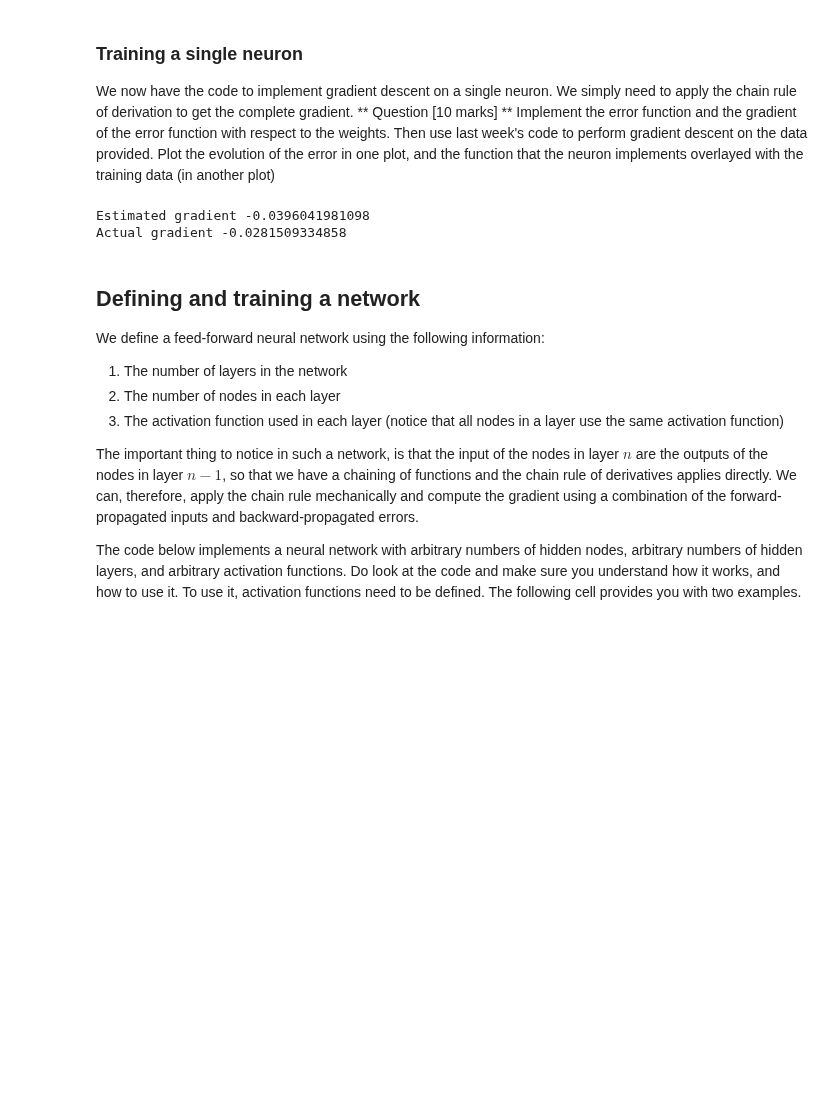
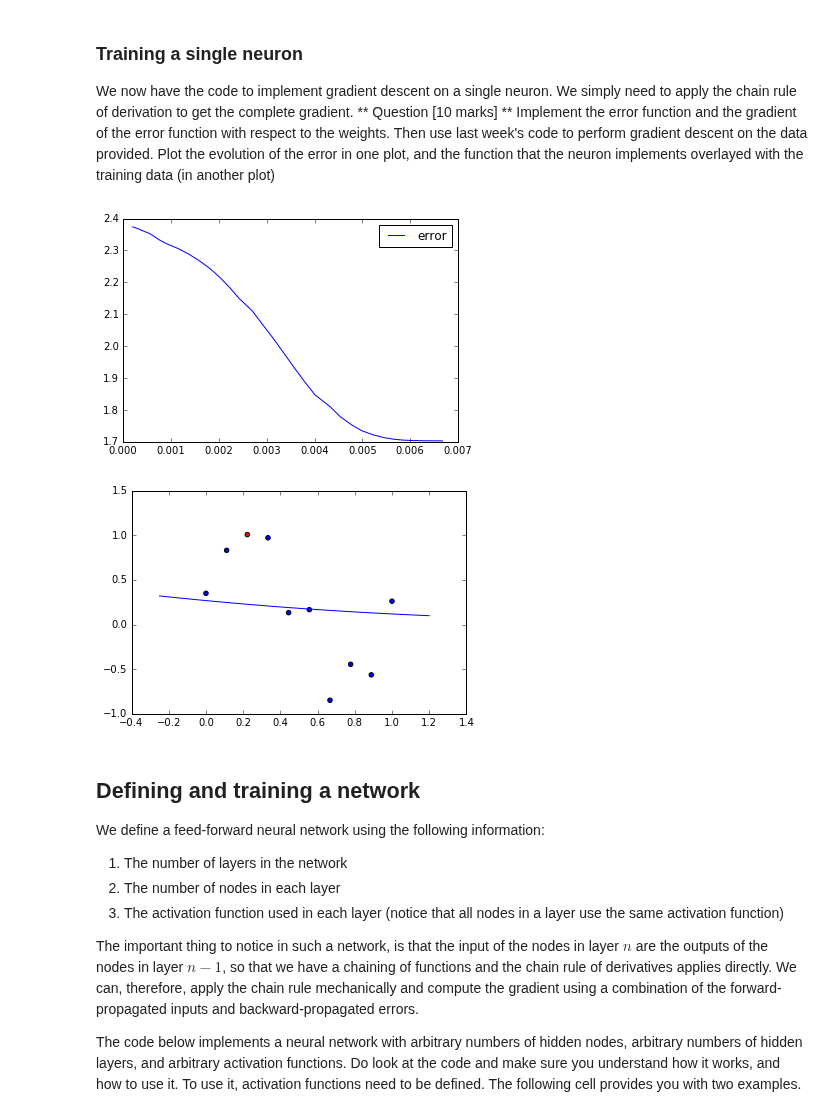
Before and after one commit to thomasbrus/machine-learning, a Jupyter notebook: practicum/week-4/lab-4.ipynb, the cells around one changed output. Cells and saved outputs as stored; diff of their text form; code cells hidden in the pictures; blank space fills up the shorter version.

```diff
--- a/practicum/week-4/lab-4.ipynb
+++ b/practicum/week-4/lab-4.ipynb
@@ -178,9 +179,6 @@ def sigma(a):
     return 1. / (1. + np.exp(-a))
 # %%
 # Answer to Q4
-
-outputs, targets = [0.8, 0.8], [0, 1]
-weights, inputs = [-0.5, 0.5, -0.5], [1, 0]
 
 def error(outputs, targets):
     return 0.5 * sum([(o - t)**2 for o, t in zip(outputs, targets)])
@@ -194,7 +192,7 @@ print "gradError(outputs, targets) = ", gradError(outputs, targets)
 
 def neuron(weights, inputs, activationFn=sigma):
     bias, weights = weights[0], weights[1:]
-    return activationFn(bias + sum([w * i for w, i in zip(weights, inputs)]))
+    return activationFn(bias + sum([w * x for w, x in zip(weights, inputs)]))
 
 print "neuron(weights, inputs) = ", neuron(weights, inputs)
 
@@ -248,49 +246,36 @@ Implement the error function and the gradient of the error function with respect
 data = np.load("curve.npz")
 train = np.array([data['train'][:,0]]).T
 traint = data['train'][:,1]
-# %%
-# Answer
-
-def error(weights, inputs, targets):
-    return 0.5 * sum([(neuron(weights, xs) - t)**2 for xs, t in zip(inputs, targets)])
-
-# def gradError(weights, inputs, targets):
-#     y = neuron(weights, inputs)
-#     return sum([(y - t) * x for x, t in zip(inputs, targets)])
-
-def gradError(weights, inputs, targets):
-    def y(xs):
-        return neuron(weights, xs)
-
-    # (y−t)y(1−y))xi
-    # return sum([(neuron(weights, xs) - t) for xs, t in zip(inputs, targets)])
-
-    return sum([(y(xs) - t) * y(xs) * (1 - y(xs)) for xs, t in zip(inputs, targets)])
-
-inputs = [[1, 0.5], [0.5, 0.8]]
-targets = [0.5, 0.4]
-
-delta = 0.0005
-weights, weights_delta = [-0.5, 0.5, -0.5], [-0.5, 0.5 + delta, -0.5 + delta]
-
-estimated_gradient = (error(weights_delta, inputs, targets) - error(weights, inputs, targets)) / delta
-actual_gradient = gradError(weights, inputs, targets)
-
-print "Estimated gradient", estimated_gradient
-print "Actual gradient", actual_gradient
-
-# def errorFn(weights):
-#     return error(weights, inputs, targets)
-
-# def gradErrorFn(weights):
-#     return error(weights, inputs, targets)
-
-# weights, errors, timestamps = gradDesc([0, 0, 0], errorFn, gradErrorFn,  eta=1e-3, verbose=True):
-
-# error(weights, train, traint)
-# %% [output]
-Estimated gradient -0.0396041981098
-Actual gradient -0.0281509334858
+# %%
+# Answer
+
+def errorFn(weights):
+    outputs = [neuron(weights, inputs) for inputs in train]
+    return error(outputs, traint)
+
+def gradErrorFn(weights):
+    outputs = [neuron(weights, inputs) for inputs in train]
+    return gradError(outputs, traint)
+
+weights, errors, timestamps = gradDesc([0, 0], errorFn, gradErrorFn,  eta=1e-3, verbose=False)
+
+plt.plot(timestamps, errors, 'blue', label='error')
+plt.legend()
+plt.show()
+
+colours = [['b', 'r'][int(x)] for x in np.nditer(traint)]
+
+plt.scatter(train, traint, 20, colours)
+
+xs = np.arange(-0.25, 1.25, 0.05)
+ys = [neuron(weights, [x]) for x in xs]
+
+plt.plot(xs, ys, 'blue', label='error')
+
+plt.show()
+# %% [output]
+[figure, added]
+[figure, added]
 # %% [markdown]
 ## Defining and training a network
 
```
Also changed, not shown: parts of 2 cells of this notebook.
